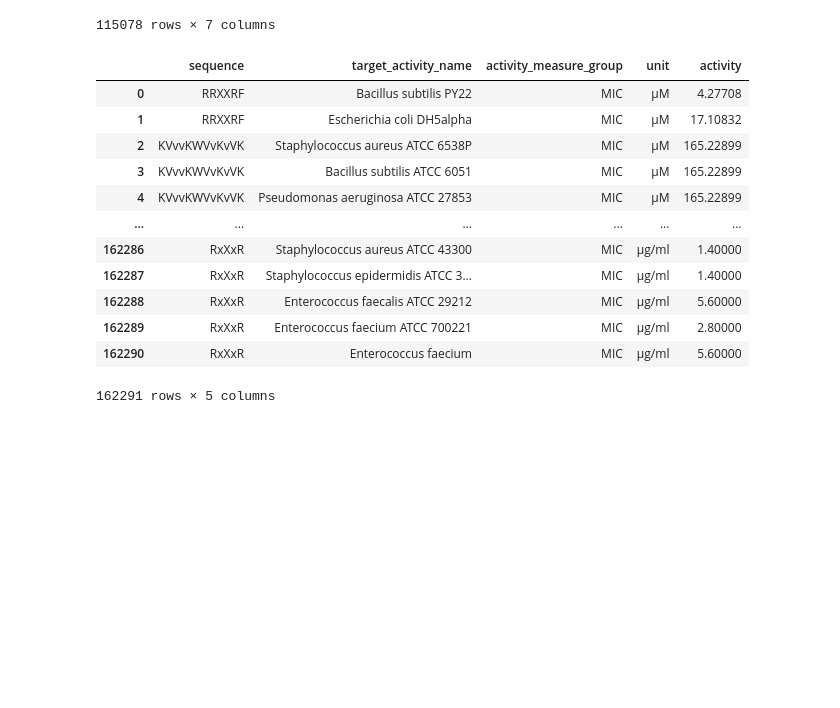
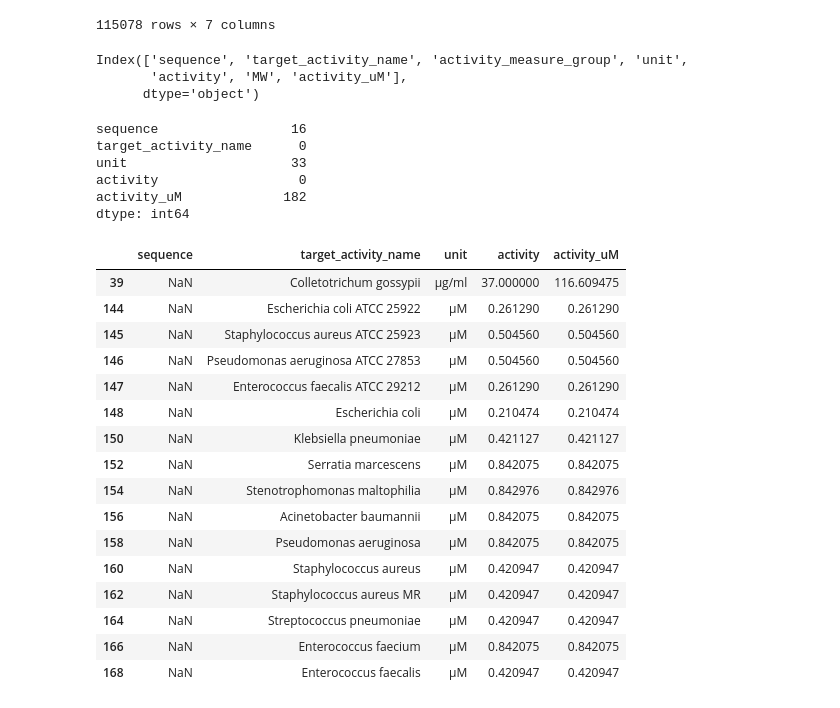
Before and after one commit to nmach22/amp-prediction, a Jupyter notebook: notebooks/01_eda/feature_analysis.ipynb, the cells around one changed output. Saved outputs shown, nothing was run; the diff lists cells and outputs as text; code cells hidden in the pictures; blank space fills up the shorter version.

Commit message:
convert units and save into csv

```diff
--- a/notebooks/01_eda/feature_analysis.ipynb
+++ b/notebooks/01_eda/feature_analysis.ipynb
@@ -600,19 +600,40 @@ mic_df
 | 162289 | RxXxR | Enterococcus faecium ATCC 700221 | MIC | µg/ml | 2.80000 | 330.3867 | 8.474917 |
 | 162290 | RxXxR | Enterococcus faecium | MIC | µg/ml | 5.60000 | 330.3867 | 16.949835 |
 115078 rows × 7 columns
+# %%
+mic_df.columns
+# %% [output]
+Index(['sequence', 'target_activity_name', 'activity_measure_group', 'unit',
+       'activity', 'MW', 'activity_uM'],
+      dtype='object')
 # %%
-df
+mic_df = mic_df.drop(columns=['activity_measure_group', 'MW',])
-# %% [output]
-|  | sequence | target_activity_name | activity_measure_group | unit | activity |
-| 0 | RRXXRF | Bacillus subtilis PY22 | MIC | µM | 4.27708 |
-| 1 | RRXXRF | Escherichia coli DH5alpha | MIC | µM | 17.10832 |
-| 2 | KVvvKWVvKvVK | Staphylococcus aureus ATCC 6538P | MIC | µM | 165.22899 |
-| 3 | KVvvKWVvKvVK | Bacillus subtilis ATCC 6051 | MIC | µM | 165.22899 |
-| 4 | KVvvKWVvKvVK | Pseudomonas aeruginosa ATCC 27853 | MIC | µM | 165.22899 |
-| ... | ... | ... | ... | ... | ... |
-| 162286 | RxXxR | Staphylococcus aureus ATCC 43300 | MIC | µg/ml | 1.40000 |
-| 162287 | RxXxR | Staphylococcus epidermidis ATCC 3... | MIC | µg/ml | 1.40000 |
-| 162288 | RxXxR | Enterococcus faecalis ATCC 29212 | MIC | µg/ml | 5.60000 |
-| 162289 | RxXxR | Enterococcus faecium ATCC 700221 | MIC | µg/ml | 2.80000 |
-| 162290 | RxXxR | Enterococcus faecium | MIC | µg/ml | 5.60000 |
-162291 rows × 5 columns
+# %%
+mic_df.isna().sum()
+# %% [output]
+sequence                 16
+target_activity_name      0
+unit                     33
+activity                  0
+activity_uM             182
+dtype: int64
+# %%
+mic_df[mic_df['sequence'].isna()]
+# %% [output]
+|  | sequence | target_activity_name | unit | activity | activity_uM |
+| 39 | NaN | Colletotrichum gossypii | µg/ml | 37.000000 | 116.609475 |
+| 144 | NaN | Escherichia coli ATCC 25922 | µM | 0.261290 | 0.261290 |
+| 145 | NaN | Staphylococcus aureus ATCC 25923 | µM | 0.504560 | 0.504560 |
+| 146 | NaN | Pseudomonas aeruginosa ATCC 27853 | µM | 0.504560 | 0.504560 |
+| 147 | NaN | Enterococcus faecalis ATCC 29212 | µM | 0.261290 | 0.261290 |
+| 148 | NaN | Escherichia coli | µM | 0.210474 | 0.210474 |
+| 150 | NaN | Klebsiella pneumoniae | µM | 0.421127 | 0.421127 |
+| 152 | NaN | Serratia marcescens | µM | 0.842075 | 0.842075 |
+| 154 | NaN | Stenotrophomonas maltophilia | µM | 0.842976 | 0.842976 |
+| 156 | NaN | Acinetobacter baumannii | µM | 0.842075 | 0.842075 |
+| 158 | NaN | Pseudomonas aeruginosa | µM | 0.842075 | 0.842075 |
+| 160 | NaN | Staphylococcus aureus | µM | 0.420947 | 0.420947 |
+| 162 | NaN | Staphylococcus aureus MR | µM | 0.420947 | 0.420947 |
+| 164 | NaN | Streptococcus pneumoniae | µM | 0.420947 | 0.420947 |
+| 166 | NaN | Enterococcus faecium | µM | 0.842075 | 0.842075 |
+| 168 | NaN | Enterococcus faecalis | µM | 0.420947 | 0.420947 |
```
Also changed, not shown: parts of 15 cells of this notebook, 1 other file.
